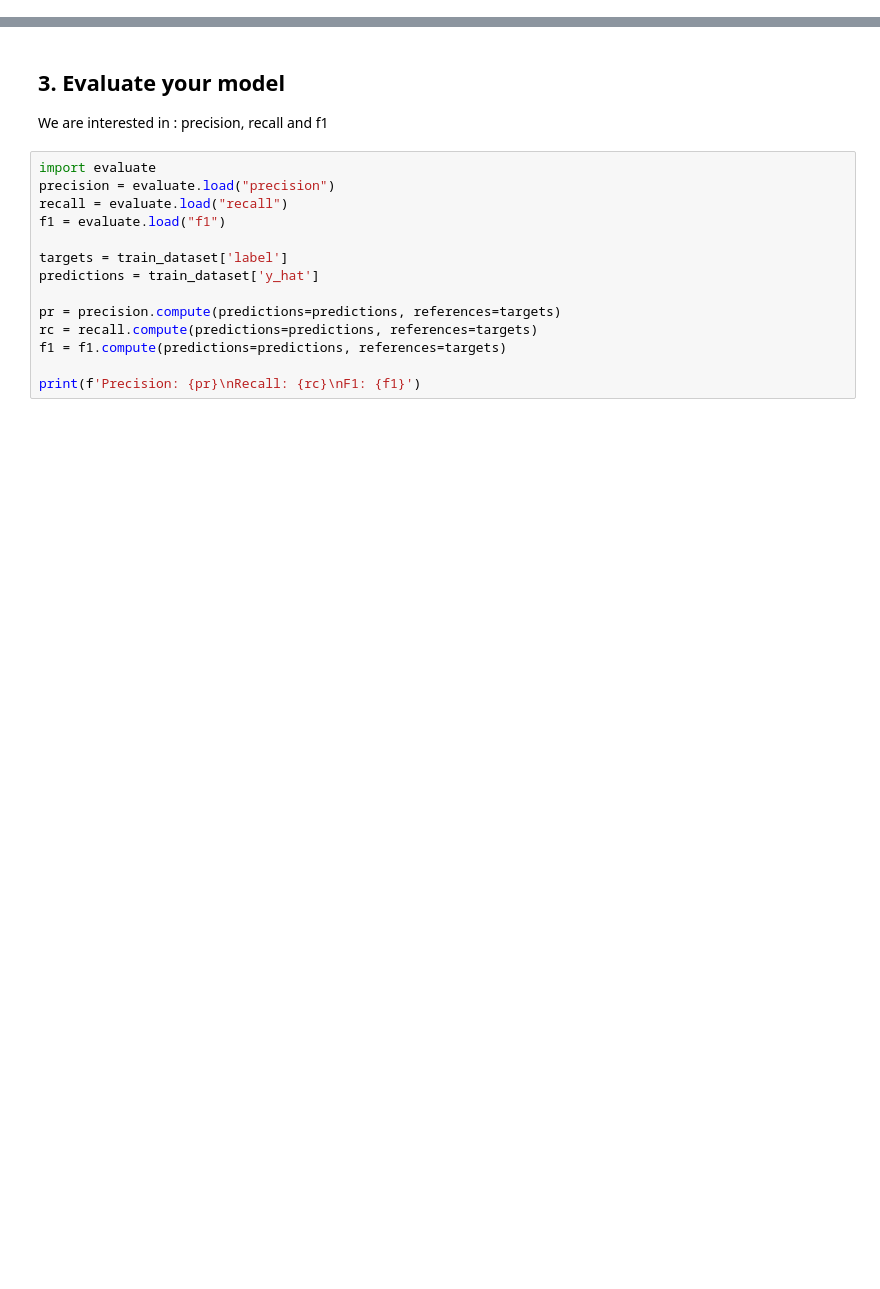
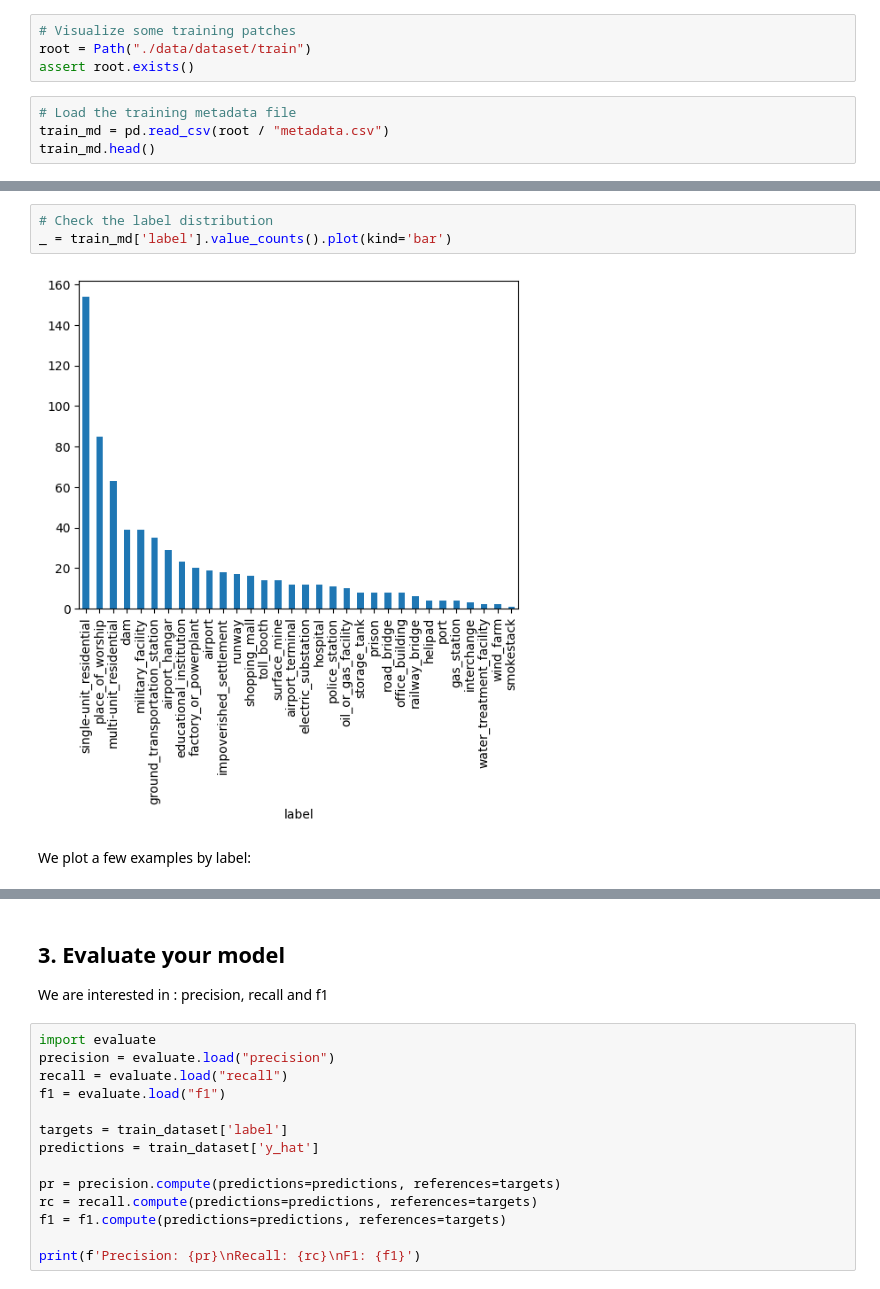
Before and after one commit to GeoAIAfrica/vllm-satim-labeling, a Jupyter notebook: notebooks/starter_colab.ipynb, the cells around one changed output, grey strips where cells are left out. Cells and saved outputs as stored; diff of their text form; blank space fills up the shorter version.

```diff
--- a/notebooks/starter_colab.ipynb
+++ b/notebooks/starter_colab.ipynb
@@ -103,0 +75,8 @@ train_dataset = train_.add_column('y_hat', outputs)
+# %%
+# Visualize some training patches
+root = Path("./data/dataset/train")
+assert root.exists()
+# %%
+# Load the training metadata file
+train_md = pd.read_csv(root / "metadata.csv")
+train_md.head()
@@ -103,0 +90,7 @@ train_dataset = train_.add_column('y_hat', outputs)
+# %%
+# Check the label distribution
+_ = train_md['label'].value_counts().plot(kind='bar')
+# %% [output]
+[figure, added]
+# %% [markdown]
+We plot a few examples by label:
```
Also changed, not shown: parts of 36 cells of this notebook.
